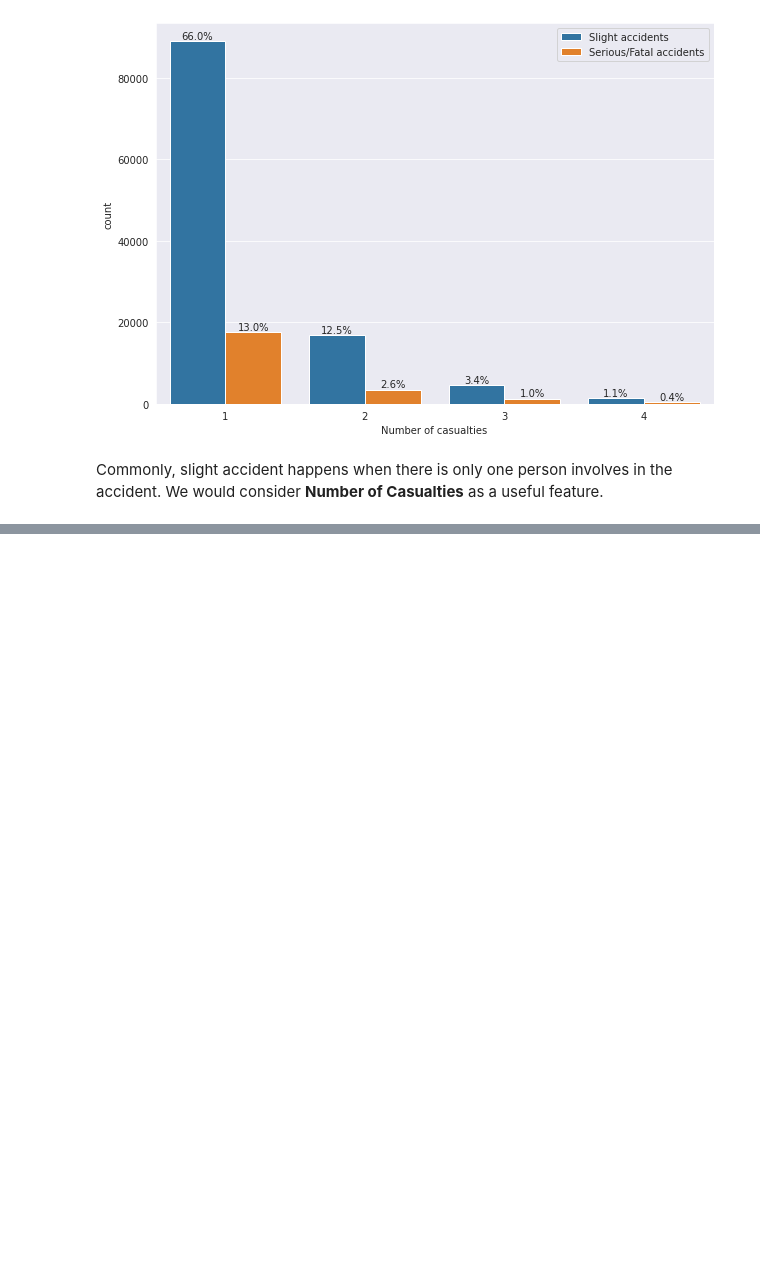
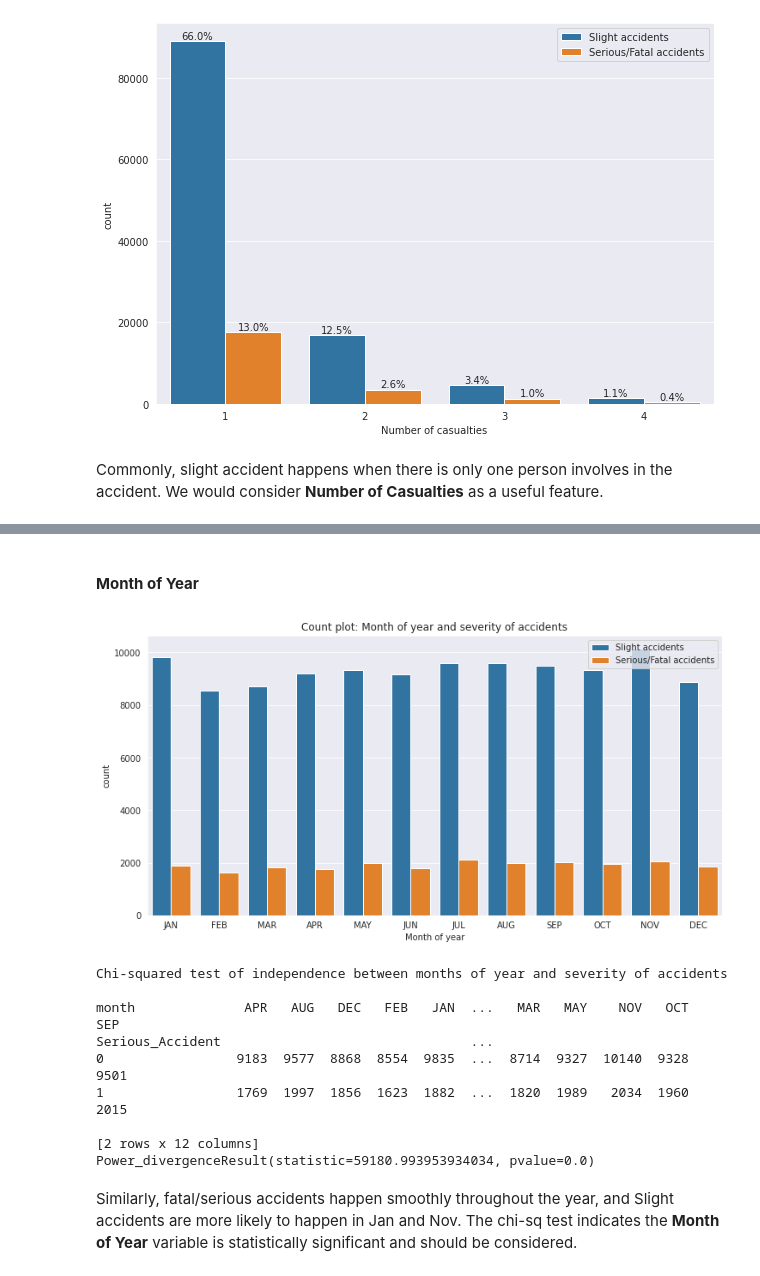
Before and after one commit to brian-pan/road-safety-machine-learning-report, a Jupyter notebook: machine_learning_python_project_one.ipynb, the cells around one changed output, grey strips where cells are left out. Cells and saved outputs as stored; diff of their text form; code cells hidden in the pictures; blank space fills up the shorter version.

```diff
--- a/machine_learning_python_project_one.ipynb
+++ b/machine_learning_python_project_one.ipynb
@@ -365,0 +407,37 @@ Commonly, slight accident happens when there is only one person involves in the
+# %% [markdown]
+\
+**Month of Year**
+# %%
+# Split date into month
+df['month'] = pd.DatetimeIndex(df['Date']).month
+
+# Month of year
+mapper = {1: "JAN", 2: "FEB", 3: "MAR", 4: "APR", 5: "MAY", 6: "JUN",
+          7: "JUL", 8: "AUG", 9: "SEP", 10: "OCT", 11: "NOV", 12: "DEC"}
+df['month'] = [mapper[i] for i in df['month']]
+# %%
+plt.figure(figsize=(12,6))
+# Count plot
+sns.countplot(x=df['month'], hue="Serious_Accident", data=df, order=[mapper[i] for i in mapper])
+plt.xlabel('Month of year')
+plt.title('Count plot: Month of year and severity of accidents')
+plt.legend(labels=['Slight accidents', 'Serious/Fatal accidents'])
+plt.show()
+
+# Table of counts and chi-squared test of independence
+print('Chi-squared test of independence between months of year and severity of accidents', color=[91])
+print()
+chi_sq_test('Serious_Accident','month')
+# %% [output]
+[figure, added]
+Chi-squared test of independence between months of year and severity of accidents
+
+month              APR   AUG   DEC   FEB   JAN  ...   MAR   MAY    NOV   OCT   SEP
+Serious_Accident                                ...
+0                 9183  9577  8868  8554  9835  ...  8714  9327  10140  9328  9501
+1                 1769  1997  1856  1623  1882  ...  1820  1989   2034  1960  2015
+
+[2 rows x 12 columns]
+Power_divergenceResult(statistic=59180.993953934034, pvalue=0.0)
+# %% [markdown]
+Similarly, fatal/serious accidents happen smoothly throughout the year, and Slight accidents are more likely to happen in Jan and Nov. The chi-sq test indicates the **Month of Year** variable is statistically significant and should be considered.
```
Also changed, not shown: parts of 9 cells of this notebook.
